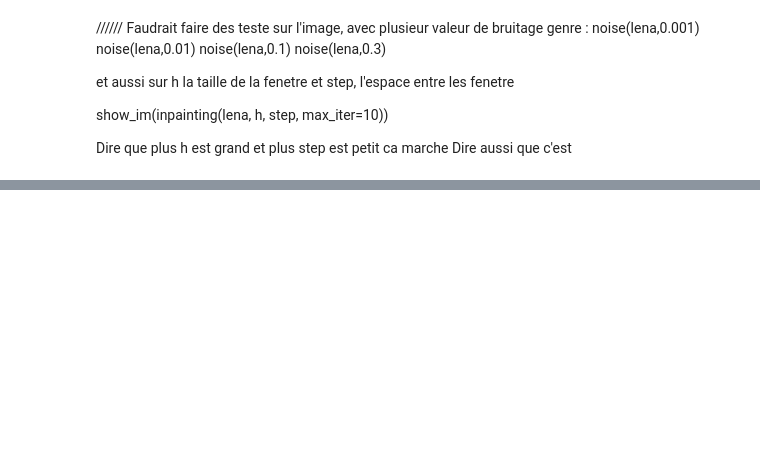
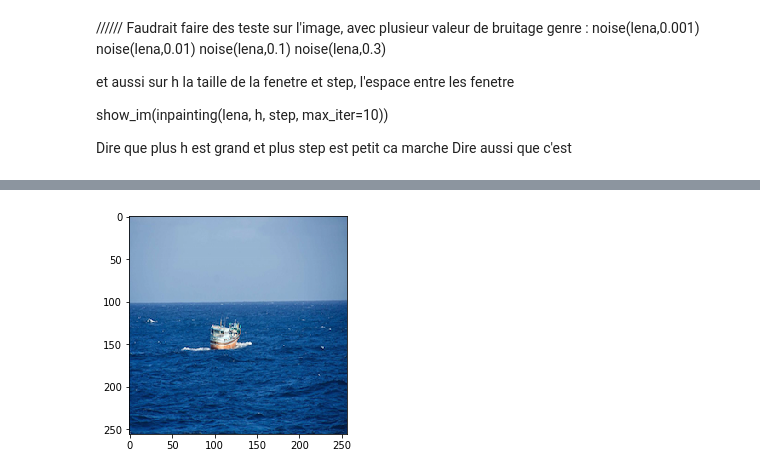
Before and after one commit to marc-treu/projet_arf_inpainting, a Jupyter notebook: projet.ipynb, the cells around one changed output, grey strips where cells are left out. Cells and saved outputs as stored; diff of their text form; code cells hidden in the pictures; blank space fills up the shorter version.

```diff
--- a/projet.ipynb
+++ b/projet.ipynb
@@ -452,0 +412,5 @@ NameError: name 't' is not defined
+# %%
+bateau = read_im('data/bateau.png')
+show_im(bateau)
+# %% [output]
+[figure, added]
```
Also changed, not shown: parts of 18 cells of this notebook, 1 other file.
